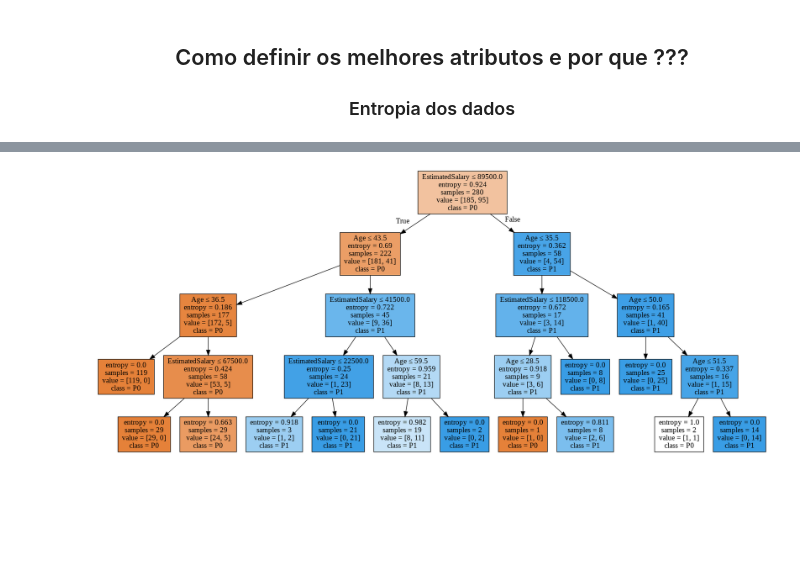
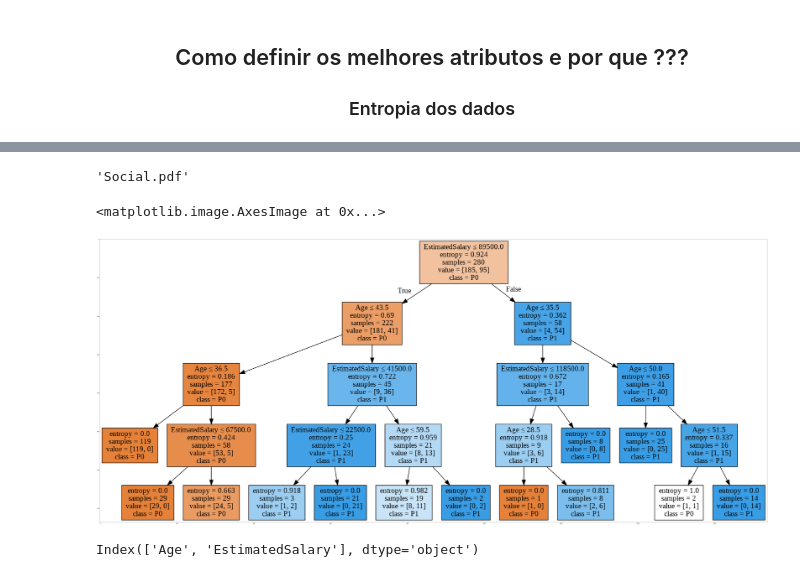
Before and after one commit to leodrivera/Leo_Notebooks, a Jupyter notebook: Semana7/Semana7.ipynb, the cells around one changed output, grey strips where cells are left out. Saved outputs shown, nothing was run; the diff lists cells and outputs as text; code cells hidden in the pictures; blank space fills up the shorter version.

```diff
--- a/Semana7/Semana7.ipynb
+++ b/Semana7/Semana7.ipynb
@@ -347,3 +519,3 @@ STOP, senão iterar sobre o novo nó folha
 # %%
-df_social = pd.read_csv('Social_Network_Ads.csv')
+df_social = pd.read_csv('/content/Social_Network_Ads.csv')
 df_social.head()
@@ -376,9 +610,11 @@ plot_tree(dTree)
 import graphviz as grp
 from sklearn import tree
 
-#dot_data = tree.export_graphviz(dTree, out_file=None)
-#graph = grp.Source(dot_data)
-#graph.render("Purcahsed")
+dot_data = tree.export_graphviz(dTree, out_file=None)
+graph = grp.Source(dot_data)
+graph.render("Social")
+# %% [output]
+'Social.pdf'
 # %%
 #!conda install -c conda-forge pydotplus -y
 #!conda install -c conda-forge python-graphviz -y
@@ -390,12 +626,17 @@ from sklearn import tree
 # %%
 dot_data = StringIO()
 filename = "Purchasetree.png"
 featureNames = X.columns[0:3]
-out=tree.export_graphviz(dTree,feature_names=featureNames, out_file=dot_data, class_names= "Purchased", filled=True,  special_characters=True,rotate=False)
-#graph = pydotplus.graph_from_dot_data(dot_data.getvalue())
-#graph.write_png(filename)
-#img = mpimg.imread(filename)
-#plt.figure(figsize=(100, 200))
-#plt.imshow(img,interpolation='nearest')
+out=tree.export_graphviz(dTree,feature_names=featureNames, out_file=dot_data, class_names= ['P0','P1'], filled=True,  special_characters=True,rotate=False)
+graph = pydotplus.graph_from_dot_data(dot_data.getvalue())
+graph.write_png(filename)
+img = mpimg.imread(filename)
+plt.figure(figsize=(100, 200))
+plt.imshow(img,interpolation='nearest')
+# %% [output]
+<matplotlib.image.AxesImage at 0x...>
+[figure, added]
-# %% [markdown]
-![Purchasetree.png](attachment:Purchasetree.png)
+# %%
+featureNames
+# %% [output]
+Index(['Age', 'EstimatedSalary'], dtype='object')
```
Also changed, not shown: parts of 78 cells of this notebook.
